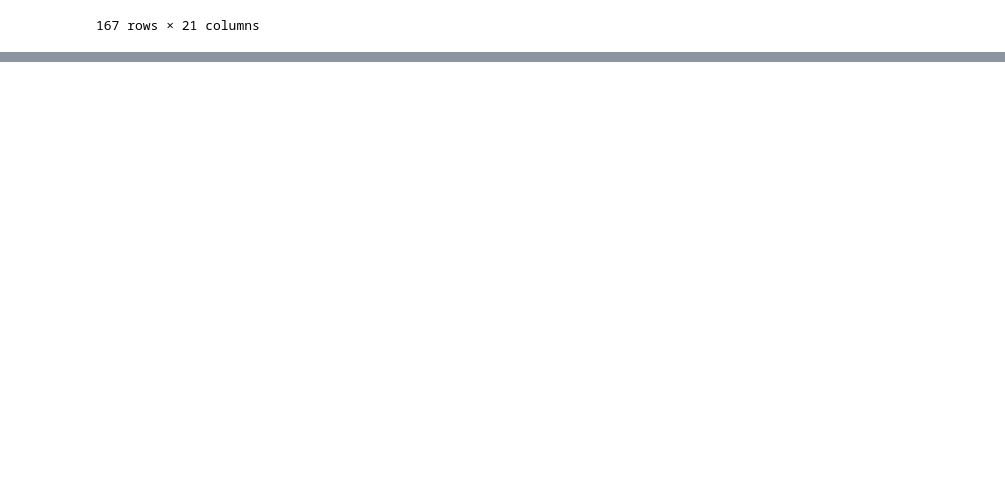
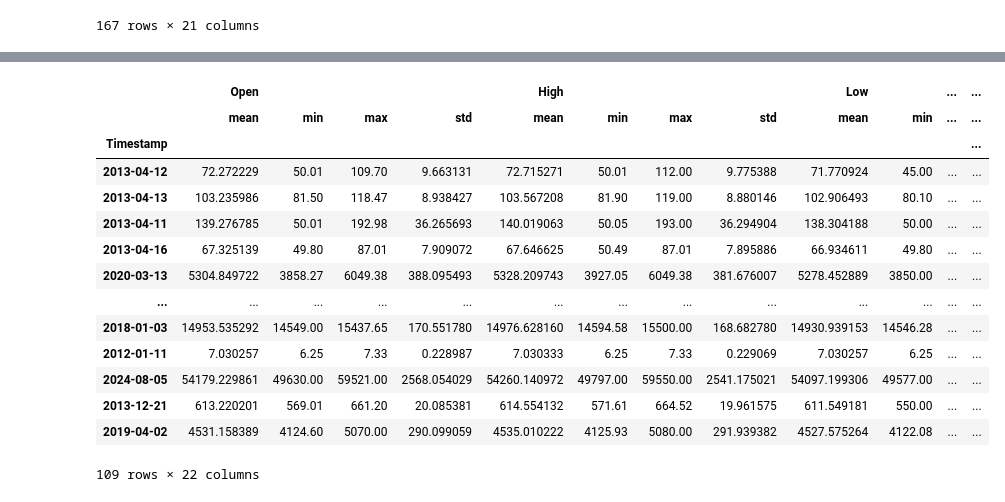
Before and after one commit to GoupilV/Analyse-du-Bitcoin---8PRO408, a Jupyter notebook: Analyse temporelle du Bitcoin.ipynb, the cells around one changed output, grey strips where cells are left out. Drawn from its saved outputs; the diff is of its cells as text; code cells hidden in the pictures; blank space fills up the shorter version.

```diff
--- a/Analyse temporelle du Bitcoin.ipynb
+++ b/Analyse temporelle du Bitcoin.ipynb
@@ -295,0 +326,3 @@ df_bitcoin_1_month
+# %%
+df_bitcoin_1_day["Returns_pct"] = df_bitcoin_1_day[('Close', 'mean')].pct_change() * 100
+df_extreme_1_day = df_bitcoin_1_day[abs(df_bitcoin_1_day['Returns_pct']) > 10] # +/- 10% en 1 jour
@@ -295,0 +350,20 @@ df_bitcoin_1_month
+# %%
+df_extreme_1_day_sorted = df_extreme_1_day.sort_values(by="Returns_pct", key=abs, ascending=False)
+# %%
+df_extreme_1_day_sorted
+# %% [output]
+|  | Open |  |  |  | High |  |  |  | Low |  | ... | ... |
+|  | mean | min | max | std | mean | min | max | std | mean | min | ... | ... |
+| Timestamp |  |  |  |  |  |  |  |  |  |  |  | ... |
+| 2013-04-12 | 72.272229 | 50.01 | 109.70 | 9.663131 | 72.715271 | 50.01 | 112.00 | 9.775388 | 71.770924 | 45.00 | ... | ... |
+| 2013-04-13 | 103.235986 | 81.50 | 118.47 | 8.938427 | 103.567208 | 81.90 | 119.00 | 8.880146 | 102.906493 | 80.10 | ... | ... |
+| 2013-04-11 | 139.276785 | 50.01 | 192.98 | 36.265693 | 140.019063 | 50.05 | 193.00 | 36.294904 | 138.304188 | 50.00 | ... | ... |
+| 2013-04-16 | 67.325139 | 49.80 | 87.01 | 7.909072 | 67.646625 | 50.49 | 87.01 | 7.895886 | 66.934611 | 49.80 | ... | ... |
+| 2020-03-13 | 5304.849722 | 3858.27 | 6049.38 | 388.095493 | 5328.209743 | 3927.05 | 6049.38 | 381.676007 | 5278.452889 | 3850.00 | ... | ... |
+| ... | ... | ... | ... | ... | ... | ... | ... | ... | ... | ... | ... | ... |
+| 2018-01-03 | 14953.535292 | 14549.00 | 15437.65 | 170.551780 | 14976.628160 | 14594.58 | 15500.00 | 168.682780 | 14930.939153 | 14546.28 | ... | ... |
+| 2012-01-11 | 7.030257 | 6.25 | 7.33 | 0.228987 | 7.030333 | 6.25 | 7.33 | 0.229069 | 7.030257 | 6.25 | ... | ... |
+| 2024-08-05 | 54179.229861 | 49630.00 | 59521.00 | 2568.054029 | 54260.140972 | 49797.00 | 59550.00 | 2541.175021 | 54097.199306 | 49577.00 | ... | ... |
+| 2013-12-21 | 613.220201 | 569.01 | 661.20 | 20.085381 | 614.554132 | 571.61 | 664.52 | 19.961575 | 611.549181 | 550.00 | ... | ... |
+| 2019-04-02 | 4531.158389 | 4124.60 | 5070.00 | 290.099059 | 4535.010222 | 4125.93 | 5080.00 | 291.939382 | 4527.575264 | 4122.08 | ... | ... |
+109 rows × 22 columns
```
Also changed, not shown: parts of 7 cells of this notebook.
